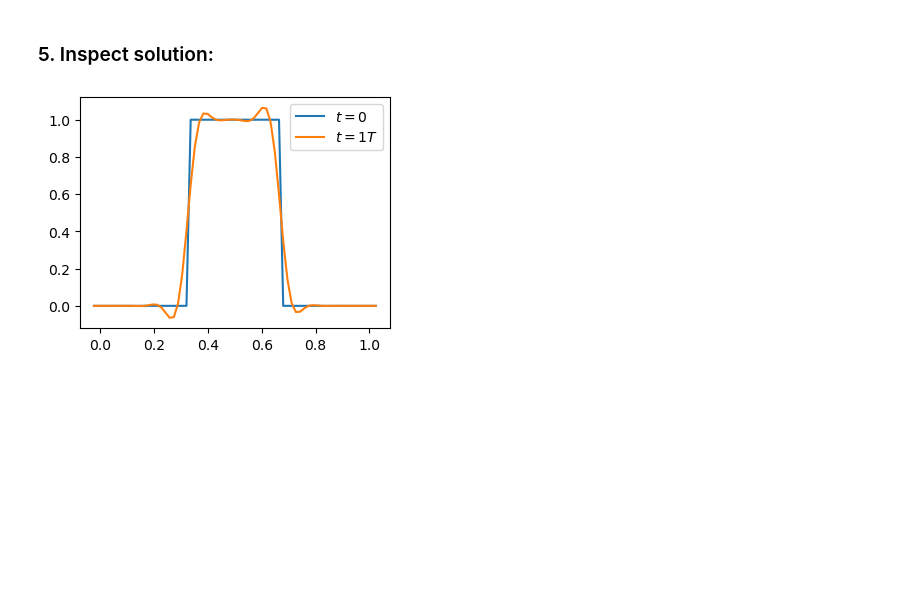
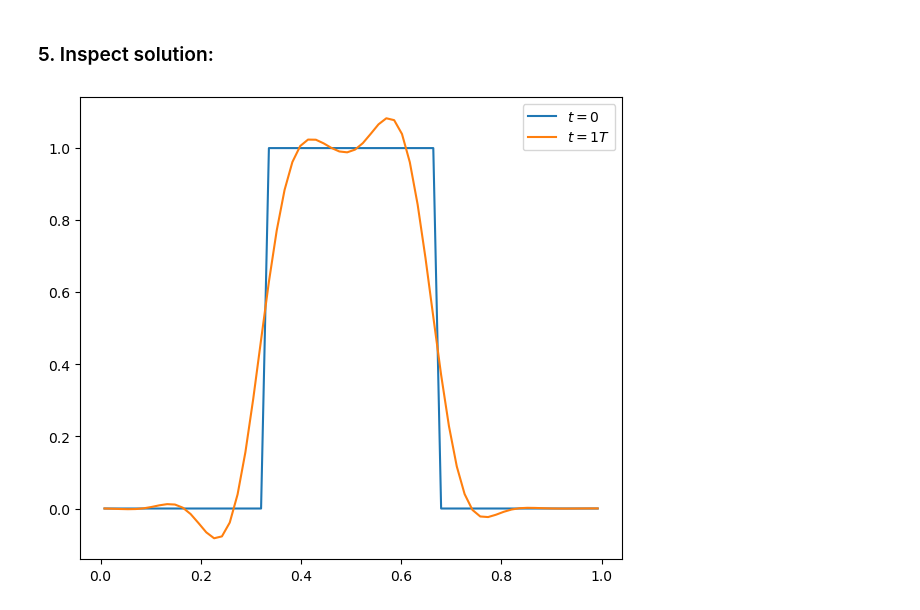
Before and after one commit to wbandabarragan/computational-physics-2, a Jupyter notebook: unit-3/315-finite-volume-implementation.ipynb, the cells around one changed output. Cells and saved outputs as stored; diff of their text form; code cells hidden in the pictures; blank space fills up the shorter version.

```diff
--- a/unit-3/315-finite-volume-implementation.ipynb
+++ b/unit-3/315-finite-volume-implementation.ipynb
@@ -60,7 +60,7 @@ u = 1.
 C = 0.7
 
 # Define number of periods
-num_periods = 1.
+num_periods = 5.
 
 # Calculate period
 period = (xmax - xmin)/u
@@ -159,11 +159,12 @@ while t < tmax:
 # %%
 # Plotting the initial condition
 
-plt.figure(figsize=(4,3))
-plt.plot(x, ainit, label = r"$t=0$")
-plt.plot(x, a, label = r"$t=1 T$")
+plt.figure(figsize=(7,6))
+
+plt.plot(x[ilo:ihi+1], ainit[ilo:ihi+1], label = r"$t=0$")
+plt.plot(x[ilo:ihi+1], a[ilo:ihi+1], label = r"$t=1 T$")
 
 plt.legend()
 plt.show()
 # %% [output]
-[figure, old version]
+[figure, new version]
```
